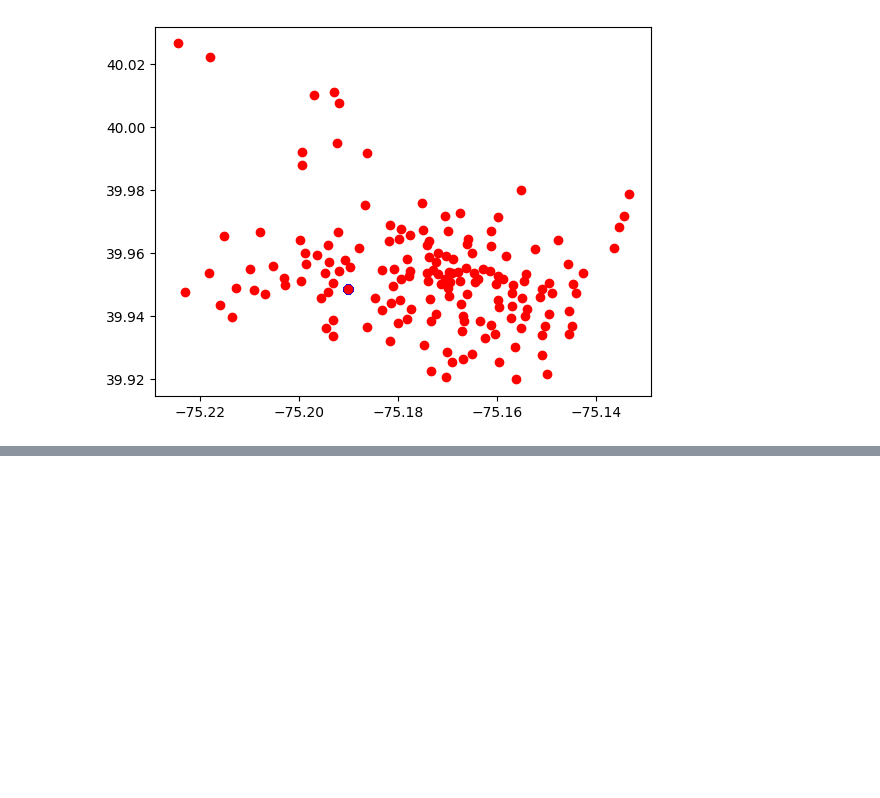
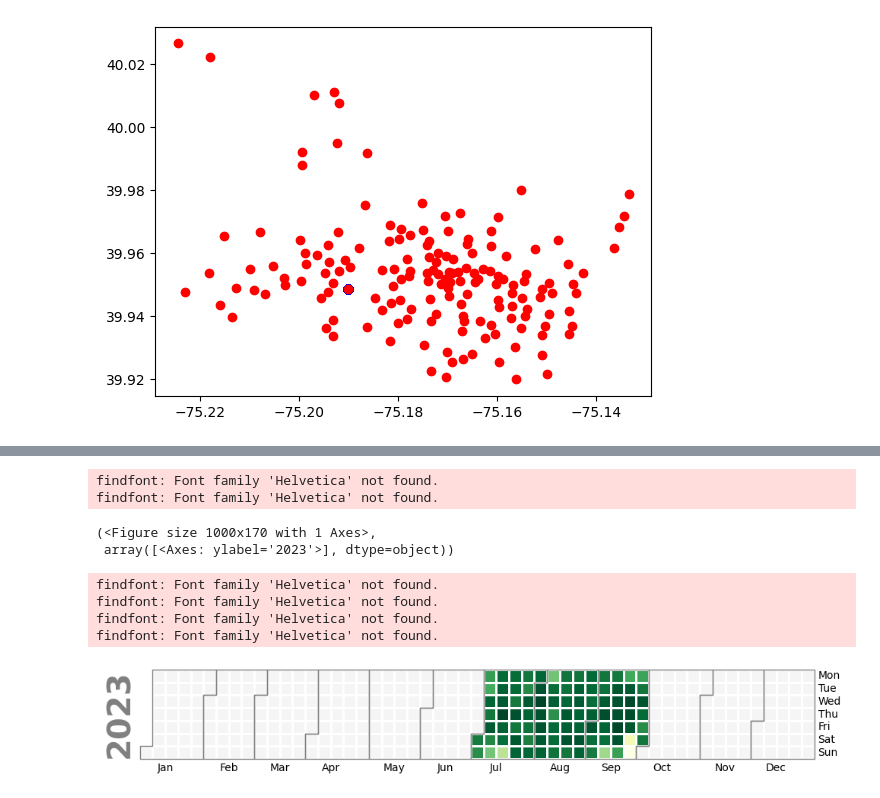
Before and after one commit to jagord24/zoomcamp, a Jupyter notebook: week_1_basics_n_setup/2_docker_sql/analyze_indego.ipynb, the cells around one changed output, grey strips where cells are left out. Drawn from its saved outputs; the diff is of its cells as text; code cells hidden in the pictures; blank space fills up the shorter version.

```diff
--- a/week_1_basics_n_setup/2_docker_sql/analyze_indego.ipynb
+++ b/week_1_basics_n_setup/2_docker_sql/analyze_indego.ipynb
@@ -293,0 +344,31 @@ plot_station('3020', df_no_virtual)
+# %%
+# take df_no_virtual and group by start_time and count the number of trips for each day. make it into a pandas series with the index being the date and the value being the number of trips
+# create a numpy array of the values
+# create a numpy array of the dates
+# use calplot to plot the calendar
+# https://calplot.readthedocs.io/en/latest/
+
+# create a dataframe that has three columns: start_date, trip count
+# group by start_date and count the number of trips
+# sort by start_date
+# rename columns
+trip_count_by_date = df_no_virtual.groupby('start_time').size().reset_index().rename(columns={0: 'count'})
+trip_count_by_date.head()
+# convert start_time to a day only
+trip_count_by_date['date'] = pd.to_datetime(trip_count_by_date['start_time'], yearfirst=True)
+# trip_count_by_date.rename(columns={'start_time': 'date'}, inplace=True)
+trip_count_by_date.set_index('date', inplace=True)
+trip_count_by_date['trip_count'] = 1
+
+col = 'trip_count'
+calplot.calplot(trip_count_by_date[col], cmap='YlGn', )
+# %% [output]
+findfont: Font family 'Helvetica' not found.
+findfont: Font family 'Helvetica' not found.
+(<Figure size 1000x170 with 1 Axes>,
+ array([<Axes: ylabel='2023'>], dtype=object))
+findfont: Font family 'Helvetica' not found.
+findfont: Font family 'Helvetica' not found.
+findfont: Font family 'Helvetica' not found.
+findfont: Font family 'Helvetica' not found.
+[figure, added]
```
Also changed, not shown: parts of 3 cells of this notebook, 1 other file.
